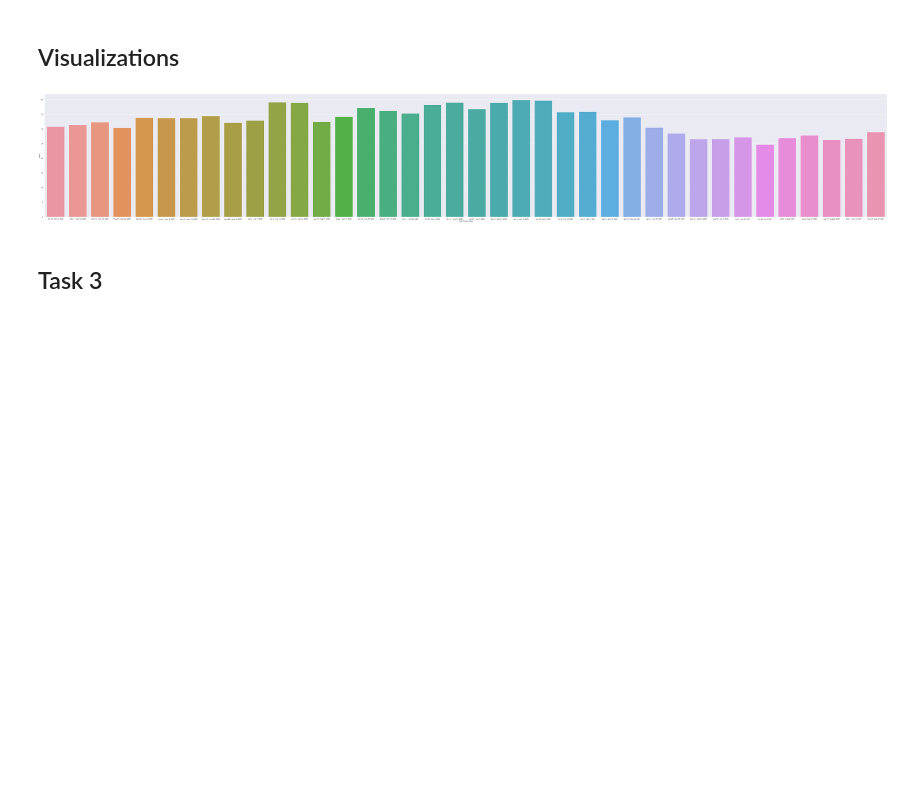
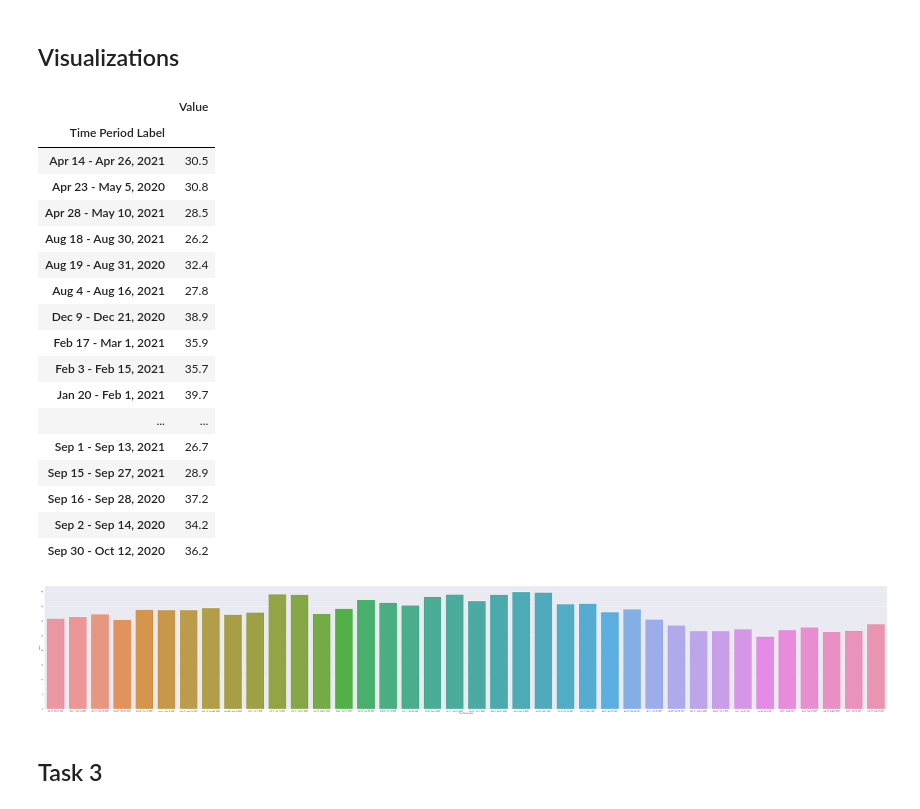
Before and after one commit to mvallido/project-group-29, a Jupyter notebook: notebooks/rajsomal_data.ipynb, the cells around one changed output. Cells and saved outputs as stored; diff of their text form; code cells hidden in the pictures; blank space fills up the shorter version.

```diff
--- a/notebooks/rajsomal_data.ipynb
+++ b/notebooks/rajsomal_data.ipynb
@@ -130,4 +105,25 @@ df_cleaned.describe()
 # %% [markdown]
 ## Visualizations
+# %%
+pd.DataFrame(df.groupby("Time Period Label").mean()["Value"])
+# %% [output]
+|  | Value |
+| Time Period Label |  |
+| Apr 14 - Apr 26, 2021 | 30.5 |
+| Apr 23 - May 5, 2020 | 30.8 |
+| Apr 28 - May 10, 2021 | 28.5 |
+| Aug 18 - Aug 30, 2021 | 26.2 |
+| Aug 19 - Aug 31, 2020 | 32.4 |
+| Aug 4 - Aug 16, 2021 | 27.8 |
+| Dec 9 - Dec 21, 2020 | 38.9 |
+| Feb 17 - Mar 1, 2021 | 35.9 |
+| Feb 3 - Feb 15, 2021 | 35.7 |
+| Jan 20 - Feb 1, 2021 | 39.7 |
+| ... | ... |
+| Sep 1 - Sep 13, 2021 | 26.7 |
+| Sep 15 - Sep 27, 2021 | 28.9 |
+| Sep 16 - Sep 28, 2020 | 37.2 |
+| Sep 2 - Sep 14, 2020 | 34.2 |
+| Sep 30 - Oct 12, 2020 | 36.2 |
 # %%
 sns.barplot(x="Time Period Label",y="Value",data=df_cleaned)
```
Also changed, not shown: parts of 11 cells of this notebook, 1 other file.
